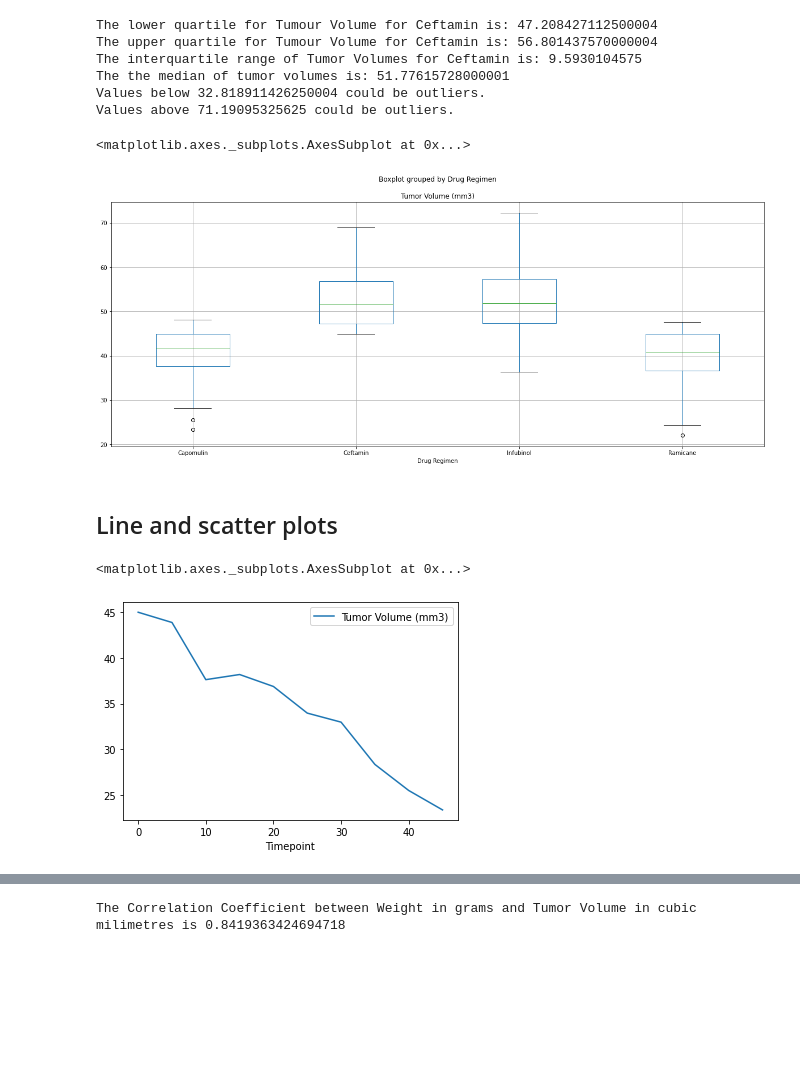
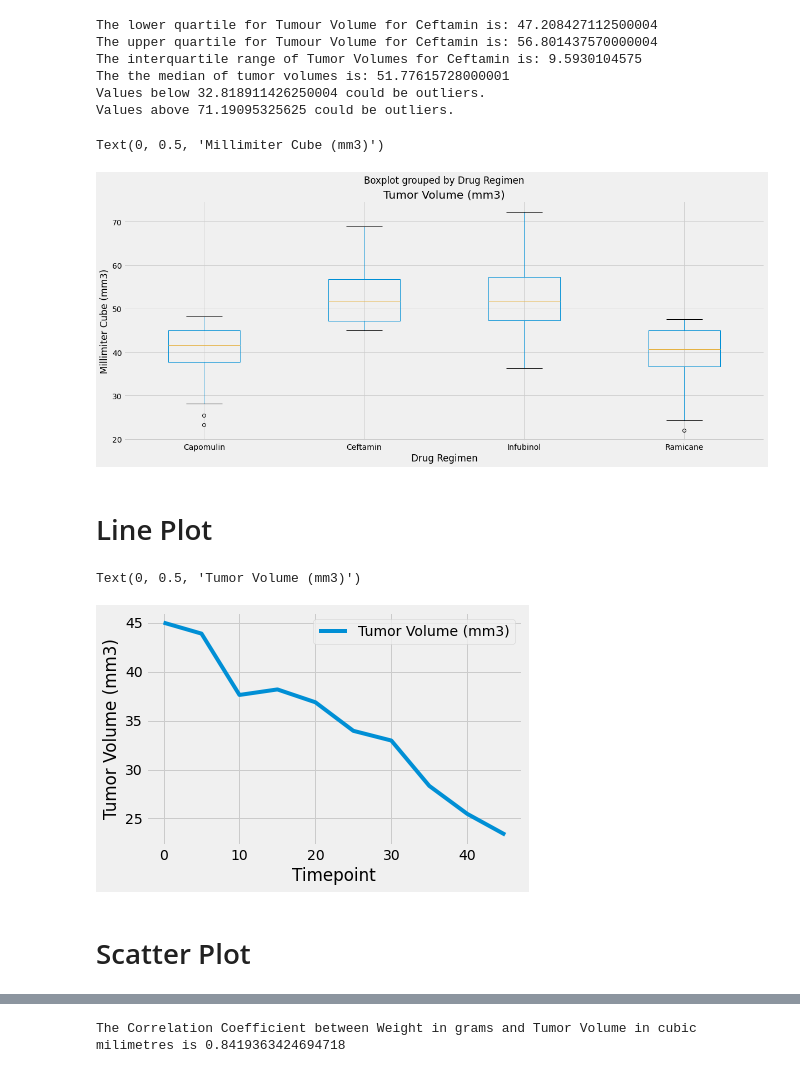
Before and after one commit to cyffer/MatPlotLib-Challenge, a Jupyter notebook: Pymaceuticals.ipynb, the cells around one changed output, grey strips where cells are left out. Cells and saved outputs as stored; diff of their text form; code cells hidden in the pictures; blank space fills up the shorter version.

```diff
--- a/Pymaceuticals.ipynb
+++ b/Pymaceuticals.ipynb
@@ -9,14 +9,15 @@
 # %%
 # Dependencies and Setup
 import matplotlib.pyplot as plt
+import matplotlib.style as style
 import pandas as pd
 import scipy.stats as st
 import numpy as np
 %matplotlib inline
 
 # Study data files
-mouse_metadata = "Mouse_metadata.csv"
-study_results = "Study_results.csv"
+mouse_metadata = "data/Mouse_metadata.csv"
+study_results = "data/Study_results.csv"
 
 # Read the mouse data and the study results
 mouse_metadata = pd.read_csv(mouse_metadata)
@@ -62,6 +63,8 @@ summary_stats
 # %%
 # Generate a bar plot showing number of data points for each treatment regimen using pandas
+style.use('fivethirtyeight')
 drugreg = merge_table.groupby(['Drug Regimen'])['Drug Regimen'].count()
 drugreg.plot(kind='bar', figsize=[20,8],cmap='coolwarm')
 plt.title('Number of data points for each treatment')
+plt.ylabel('Number of Data Points')
 # %% [output]
@@ -70,5 +75,6 @@ Text(0.5, 1.0, 'Number of data points for each treatment')
 # %%
 # Generate a bar plot showing number of data points for each treatment regimen using pyplot
+style.use('fivethirtyeight')
 height=[]
 for i in drugreg:
     x =i
@@ -78,4 +84,5 @@ plt.figure(figsize=[20,8])
 plt.bar(drugreg.index, height=height)
 plt.tight_layout()
 plt.title('Number of data points for each treatment')
+plt.ylabel('Number of Data Points')
 # %% [output]
@@ -205,18 +215,22 @@ Values above 71.19095325625 could be outliers.
 # Generate a box plot of the final tumor volume of each mouse across four regimens of interest
 
 boxdf.boxplot(column='Tumor Volume (mm3)', by='Drug Regimen', figsize=[20,8])
+plt.ylabel('Millimiter Cube (mm3)')
 # %% [output]
-<matplotlib.axes._subplots.AxesSubplot at 0x...>
+Text(0, 0.5, 'Millimiter Cube (mm3)')
-[figure, old version]
+[figure, new version]
 # %% [markdown]
-## Line and scatter plots
+# Line Plot
 # %%
 # Generate a line plot of time point versus tumor volume for a mouse treated with Capomulin
 capsortime = cap[cap['Mouse ID']=='s185'].sort_values(by='Timepoint')
 capsortime.plot(x='Timepoint', y='Tumor Volume (mm3)')
+plt.ylabel('Tumor Volume (mm3)')
 # %% [output]
-<matplotlib.axes._subplots.AxesSubplot at 0x...>
+Text(0, 0.5, 'Tumor Volume (mm3)')
-[figure, old version]
+[figure, new version]
+# %% [markdown]
+# Scatter Plot
 # %%
 # Generate a scatter plot of mouse weight versus average tumor volume for the Capomulin regimen
 forscatter = cap.groupby(['Mouse ID', 'Weight (g)'])['Tumor Volume (mm3)'].mean()
```
Also changed, not shown: parts of 14 cells of this notebook, 2 other files.
